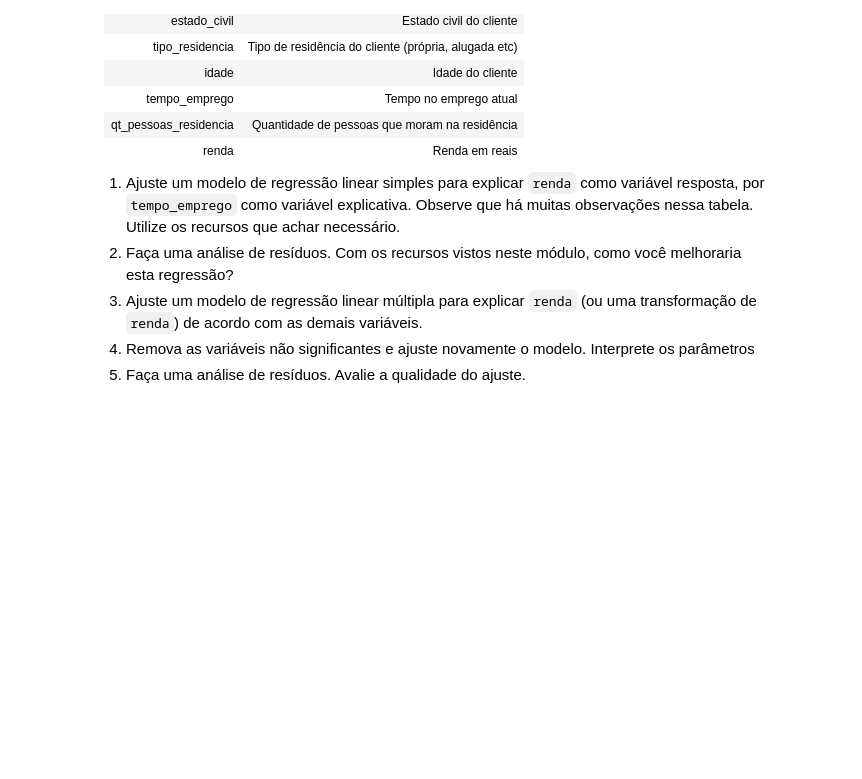
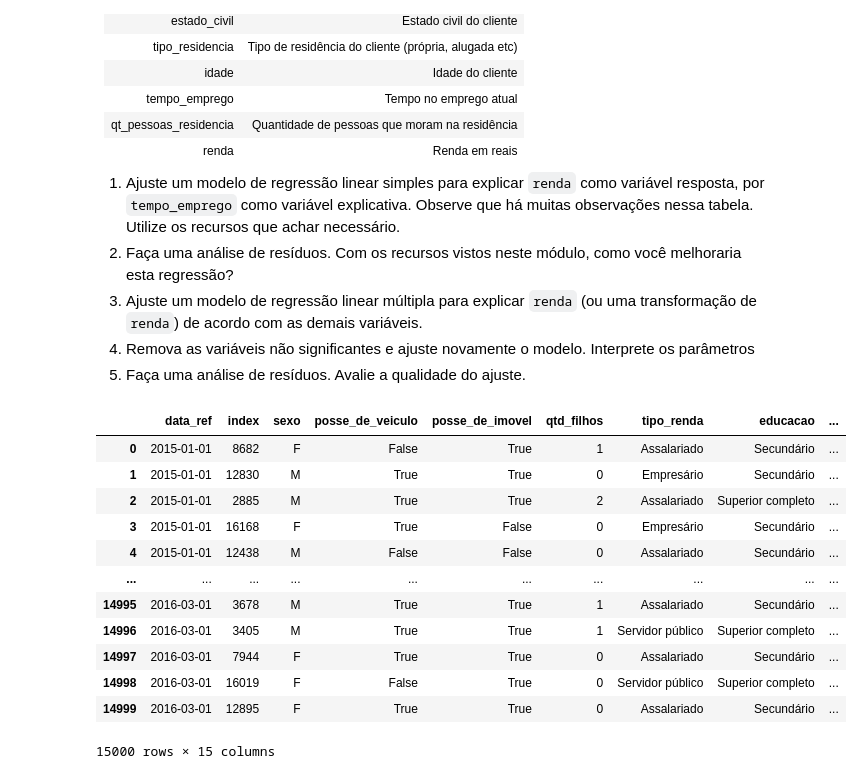
Before and after one commit to thomasgcosta/datascience-ebac, a Jupyter notebook: Tarefas/Mod12 - Tarefa 03.ipynb, the cells around one changed output. Drawn from its saved outputs; the diff is of its cells as text; code cells hidden in the pictures; blank space fills up the shorter version.

````diff
--- a/Tarefas/Mod12 - Tarefa 03.ipynb
+++ b/Tarefas/Mod12 - Tarefa 03.ipynb
@@ -171,3 +171,27 @@
 3. Ajuste um modelo de regressão linear múltipla para explicar ```renda``` (ou uma transformação de ```renda```) de acordo com as demais variáveis.
 4. Remova as variáveis não significantes e ajuste novamente o modelo. Interprete os parâmetros
 5. Faça uma análise de resíduos. Avalie a qualidade do ajuste.
+# %%
+import numpy as np
+import pandas as pd
+import matplotlib.pyplot as plt
+import seaborn as sns
+
+df = pd.read_csv('previsao_de_renda.csv')
+df.drop("Unnamed: 0",axis=1,inplace=True)
+
+df
+# %% [output]
+|  | data_ref | index | sexo | posse_de_veiculo | posse_de_imovel | qtd_filhos | tipo_renda | educacao | ... |
+| 0 | 2015-01-01 | 8682 | F | False | True | 1 | Assalariado | Secundário | ... |
+| 1 | 2015-01-01 | 12830 | M | True | True | 0 | Empresário | Secundário | ... |
+| 2 | 2015-01-01 | 2885 | M | True | True | 2 | Assalariado | Superior completo | ... |
+| 3 | 2015-01-01 | 16168 | F | True | False | 0 | Empresário | Secundário | ... |
+| 4 | 2015-01-01 | 12438 | M | False | False | 0 | Assalariado | Secundário | ... |
+| ... | ... | ... | ... | ... | ... | ... | ... | ... | ... |
+| 14995 | 2016-03-01 | 3678 | M | True | True | 1 | Assalariado | Secundário | ... |
+| 14996 | 2016-03-01 | 3405 | M | True | True | 1 | Servidor público | Superior completo | ... |
+| 14997 | 2016-03-01 | 7944 | F | True | True | 0 | Assalariado | Secundário | ... |
+| 14998 | 2016-03-01 | 16019 | F | False | True | 0 | Servidor público | Superior completo | ... |
+| 14999 | 2016-03-01 | 12895 | F | True | True | 0 | Assalariado | Secundário | ... |
+15000 rows × 15 columns
````
Also changed, not shown: parts of 1 cell of this notebook, 4 other files.
